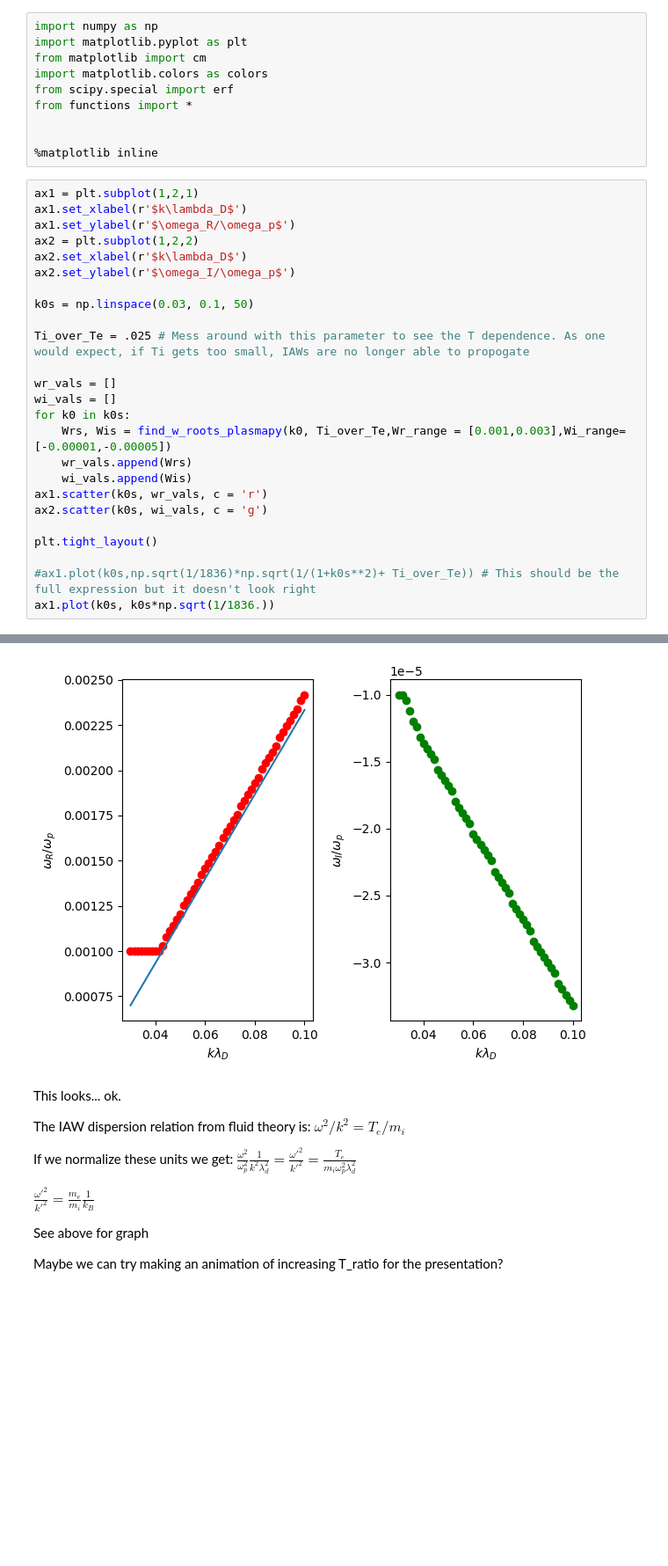
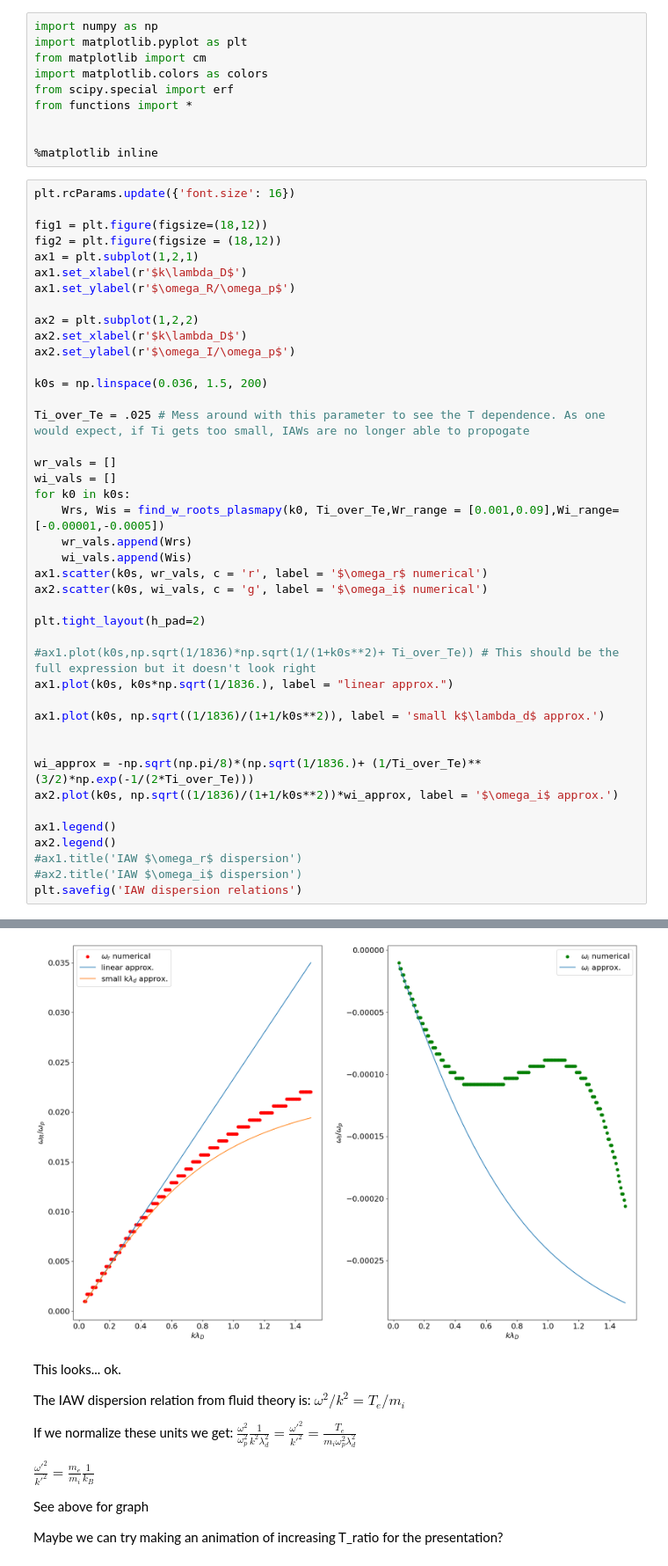
Before and after one commit to dschneidinger/222B_Landau_Damping_2024, a Jupyter notebook: 1-Numerical_solution_kinetic_dispersion_relation/z_function_ion_kinetics.ipynb, the cells around one changed output, grey strips where cells are left out. Shown at 88% size. Saved outputs shown, nothing was run; the diff lists cells and outputs as text; blank space fills up the shorter version.

Commit message:
made a beautiful plot

```diff
--- a/1-Numerical_solution_kinetic_dispersion_relation/z_function_ion_kinetics.ipynb
+++ b/1-Numerical_solution_kinetic_dispersion_relation/z_function_ion_kinetics.ipynb
@@ -9,28 +9,45 @@ from functions import *
 
 %matplotlib inline
 # %%
+plt.rcParams.update({'font.size': 16})
+
+fig1 = plt.figure(figsize=(18,12))
+fig2 = plt.figure(figsize = (18,12))
 ax1 = plt.subplot(1,2,1)
 ax1.set_xlabel(r'$k\lambda_D$')
 ax1.set_ylabel(r'$\omega_R/\omega_p$')
+
 ax2 = plt.subplot(1,2,2)
 ax2.set_xlabel(r'$k\lambda_D$')
 ax2.set_ylabel(r'$\omega_I/\omega_p$')
 
-k0s = np.linspace(0.03, 0.1, 50)
+k0s = np.linspace(0.036, 1.5, 200)
 
 Ti_over_Te = .025 # Mess around with this parameter to see the T dependence. As one would expect, if Ti gets too small, IAWs are no longer able to propogate
 
 wr_vals = []
 wi_vals = []
 for k0 in k0s:
-    Wrs, Wis = find_w_roots_plasmapy(k0, Ti_over_Te,Wr_range = [0.001,0.003],Wi_range=[-0.00001,-0.00005])
+    Wrs, Wis = find_w_roots_plasmapy(k0, Ti_over_Te,Wr_range = [0.001,0.09],Wi_range=[-0.00001,-0.0005])
     wr_vals.append(Wrs)
     wi_vals.append(Wis)
-ax1.scatter(k0s, wr_vals, c = 'r')
-ax2.scatter(k0s, wi_vals, c = 'g')
+ax1.scatter(k0s, wr_vals, c = 'r', label = '$\omega_r$ numerical')
+ax2.scatter(k0s, wi_vals, c = 'g', label = '$\omega_i$ numerical')
 
-plt.tight_layout()
+plt.tight_layout(h_pad=2)
 
 #ax1.plot(k0s,np.sqrt(1/1836)*np.sqrt(1/(1+k0s**2)+ Ti_over_Te)) # This should be the full expression but it doesn't look right
-ax1.plot(k0s, k0s*np.sqrt(1/1836.))
+ax1.plot(k0s, k0s*np.sqrt(1/1836.), label = "linear approx.")
+
+ax1.plot(k0s, np.sqrt((1/1836)/(1+1/k0s**2)), label = 'small k$\lambda_d$ approx.')
+
+
+wi_approx = -np.sqrt(np.pi/8)*(np.sqrt(1/1836.)+ (1/Ti_over_Te)**(3/2)*np.exp(-1/(2*Ti_over_Te)))
+ax2.plot(k0s, np.sqrt((1/1836)/(1+1/k0s**2))*wi_approx, label = '$\omega_i$ approx.')
+
+ax1.legend()
+ax2.legend()
+#ax1.title('IAW $\omega_r$ dispersion')
+#ax2.title('IAW $\omega_i$ dispersion')
+plt.savefig('IAW dispersion relations')
 # %% [output]
@@ -38,4 +55,4 @@ ax1.plot(k0s, k0s*np.sqrt(1/1836.))
-[figure, old version]
+[figure, new version]
 # %% [markdown]
 This looks... ok.
 
```
Also changed, not shown: parts of 1 cell of this notebook, 4 other files.
